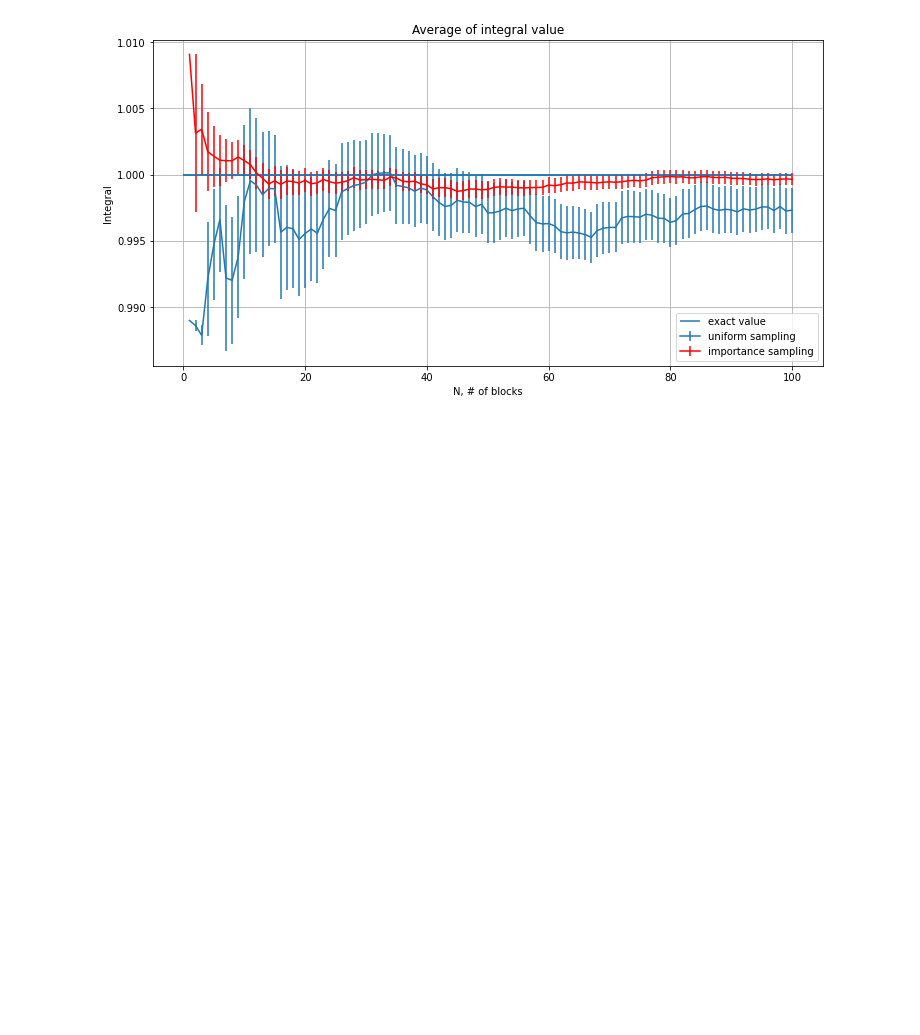
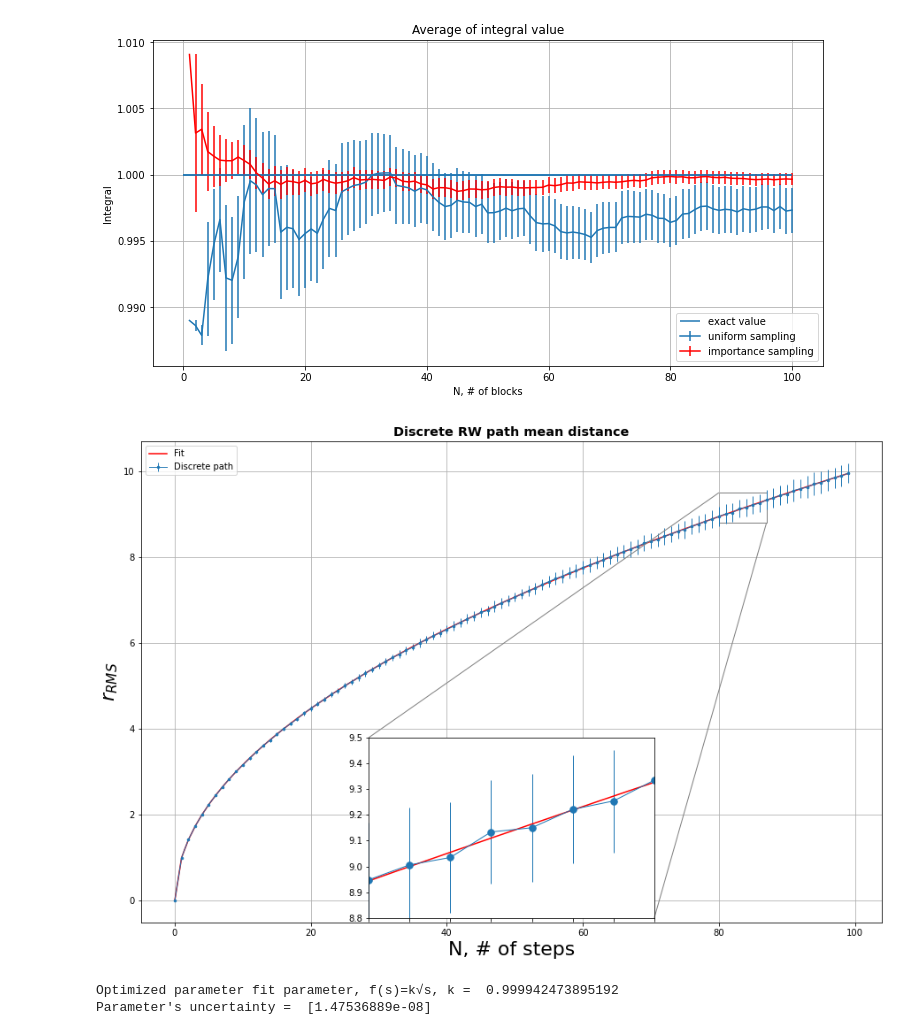
Before and after one commit to pyros-cyber/lsn, a Jupyter notebook: exercise02/exercise02.ipynb, the cells around one changed output. Cells and saved outputs as stored; diff of their text form; code cells hidden in the pictures; blank space fills up the shorter version.

Commit message:
add graphs

```diff
--- a/exercise02/exercise02.ipynb
+++ b/exercise02/exercise02.ipynb
@@ -24,3 +24,38 @@ plt.legend(loc='lower right',)
 plt.show()
 # %% [output]
 [figure]
+# %%
+def f (x, k):
+    return k * np.sqrt(x)
+
+x,y,err=np.loadtxt("build/results02.2.discrete.dat",usecols=(0,1,2),unpack=True)
+
+fig, ax=plt.subplots(figsize=(15, 10))
+plt.errorbar(x,y,yerr=err, label='Discrete path', linewidth=1, marker='.', markersize=5)
+popt, pcov = curve_fit(f, x, y)
+plt.plot(x,f(x,*popt), color='red', label='Fit')
+
+plt.xlabel('N, # of steps', fontsize=22)
+plt.ylabel('$r_{RMS}$', fontsize=22)
+plt.title("Discrete RW path mean distance", size='x-large', weight='bold')
+plt.legend()
+plt.grid(True)
+
+axins = zoomed_inset_axes(ax, 6, loc='lower center')
+axins.errorbar(x,y,yerr=err, label='Discrete path', linewidth=1, marker='.', markersize=15)
+plt.plot(x,f(x,*popt), color='red', label='Fit')
+axins.set_xlim(80,87)
+axins.set_ylim(8.8, 9.5)
+plt.xticks(visible=False)
+plt.yticks(visible=True)
+mark_inset(ax, axins, loc1=2, loc2=4, fc="none", ec="0.5")
+plt.grid(False)
+plt.show()
+
+
+print('Optimized parameter fit parameter, f(s)=k√s, k = ', popt[0])
+print ('Parameter\'s uncertainty = ', pcov[0])
+# %% [output]
+[figure, added]
+Optimized parameter fit parameter, f(s)=k√s, k =  0.999942473895192
+Parameter's uncertainty =  [1.47536889e-08]
```
Also changed, not shown: parts of 2 cells of this notebook.
